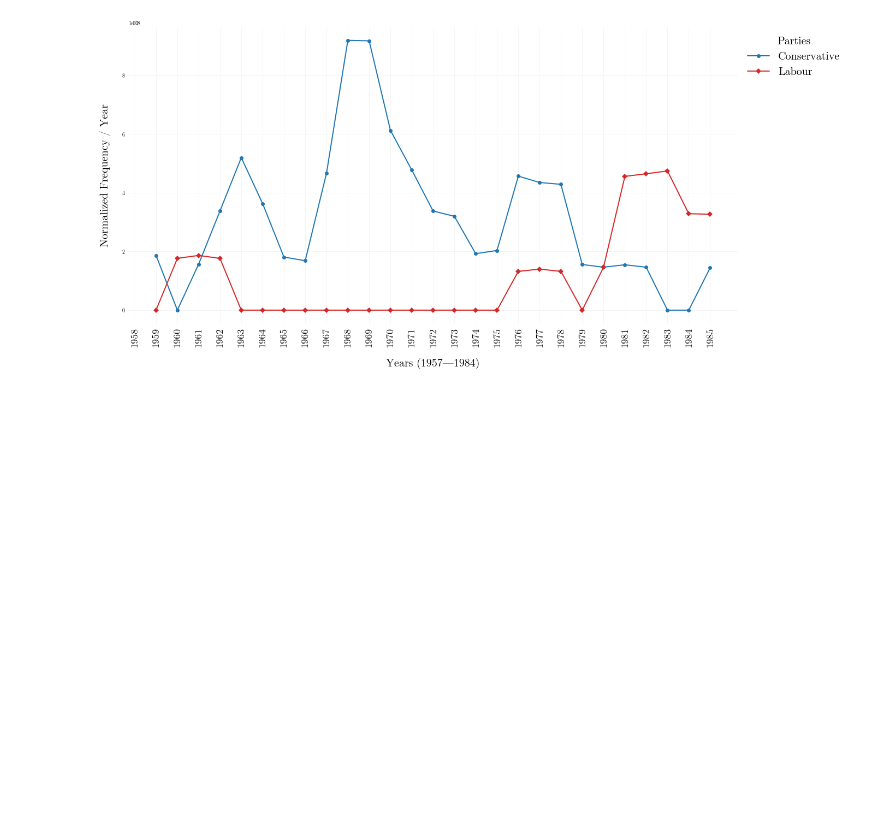
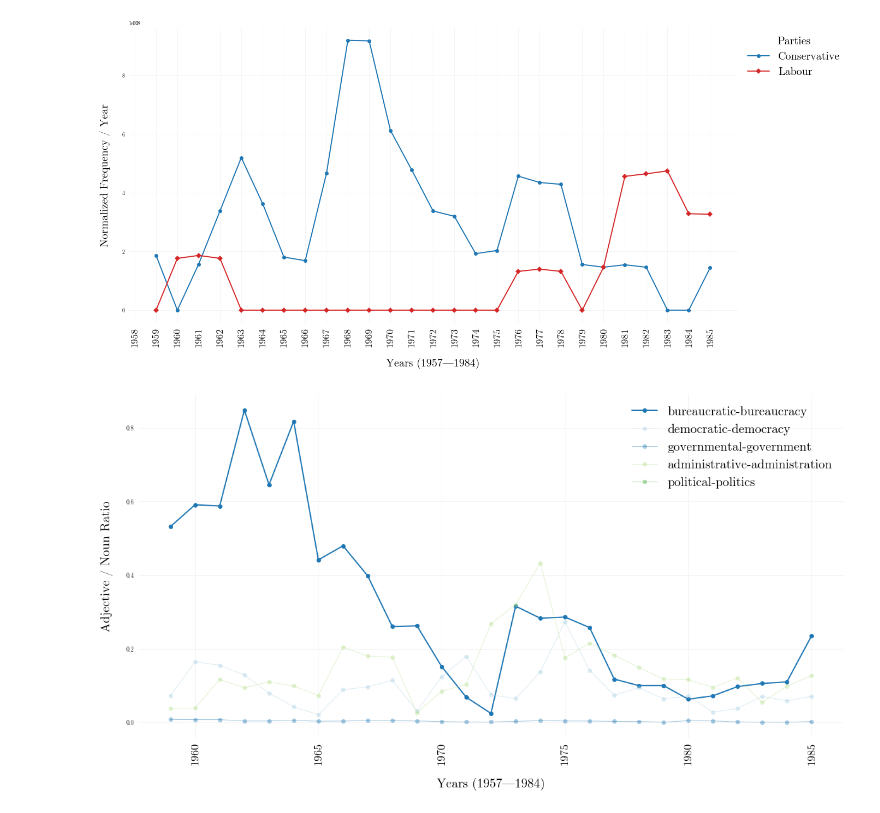
Before and after one commit to rubenros1795/CrisisBureaucracy, a Jupyter notebook: code/inspect-freq.ipynb, the cells around one changed output. Cells and saved outputs as stored; diff of their text form; code cells hidden in the pictures; blank space fills up the shorter version.

```diff
--- a/code/inspect-freq.ipynb
+++ b/code/inspect-freq.ipynb
@@ -111,22 +111,36 @@ for ngram in "form filling,red tape,paper work,a bureaucracy,unnecessary bureauc
 [figure]
 # %%
 # NOUN / ADJECTIVE Ratio
-freqdata = data_loader.subset(start_date=1957,end_date=1985,words="bureaucracy,bureaucratic".split(','))
+plotting.style()
+
+freqdata = data_loader.subset(start_date=1957,end_date=1985,words="bureaucracy,bureaucratic,democracy,democratic,government,governmental,political,politics,administration,administrative".split(','))
 freqdata = frequency.information(freqdata,period_format="year")
 freqdata = frequency.distribution(freqdata,metadata_selectors=[])
 freqdata = frequency.normalization(freqdata,'/media/ruben/Elements/PhD/data/hansard/resources/character_counts_year_pm.csv')
-freqdata['r'] = freqdata['bureaucratic_hits'] / freqdata['bureaucracy_hits']
+freqdata['rb'] = freqdata['bureaucratic_hits'] / freqdata['bureaucracy_hits']
+freqdata['rs1'] = freqdata['democratic_hits'] / freqdata['democracy_hits']
+freqdata['rs2'] = freqdata['governmental_hits'] / freqdata['government_hits']
+freqdata['rs3'] = freqdata['administrative_hits'] / freqdata['administration_hits']
+freqdata['rs4'] = freqdata['political_hits'] / freqdata['politics_hits']
 # %%
 f = freqdata
 fig, ax = plt.subplots(figsize=(20,10))
-plt.plot(f['date'], f['r'].rolling(3).std(),color='tab:blue',linewidth=2,marker='o')
+plt.plot(f['date'], f['rb'].rolling(3).std(),color='tab:blue',linewidth=2,marker='o')
+plt.plot(f['date'], f['rs1'].rolling(3).std(),linewidth=1,marker='o',alpha=0.4)
+plt.plot(f['date'], f['rs2'].rolling(3).std(),linewidth=1,marker='o',alpha=0.4)
+plt.plot(f['date'], f['rs3'].rolling(3).std(),linewidth=1,marker='o',alpha=0.4)
+plt.plot(f['date'], f['rs4'].rolling(3).std(),linewidth=1,marker='o',alpha=0.4)
+
 
 f['date'] = f['date'].astype(int)
 plt.xlabel("Years (1957—1984)",labelpad=20)
-plt.ylabel("Normalized Frequency",labelpad=20)
+plt.ylabel("Adjective / Noun Ratio",labelpad=20)
 plt.xticks(fontsize=18, rotation=90)
-plt.savefig(f"/home/ruben/Documents/GitHub/CrisisBureaucracy/results/adj-noun-ratio-bureaucracy-r3.png",dpi=450, bbox_inches='tight')
+plt.legend(["bureaucratic-bureaucracy","democratic-democracy","governmental-government","administrative-administration","political-politics"],fontsize=20)
+plt.savefig(f"/home/ruben/Documents/GitHub/CrisisBureaucracy/results/adj-noun-ratio-bureaucracy-r3.pdf",dpi=250, bbox_inches='tight')
 plt.show()
+# %% [output]
+[figure, added]
 # %%
 # Productivity Bureaucratic-vocab
 data = data_loader.subset(start_date=1957,end_date=1985,words="bureaucratic".split(','))
```
Also changed, not shown: parts of 9 cells of this notebook, 54 other files.
